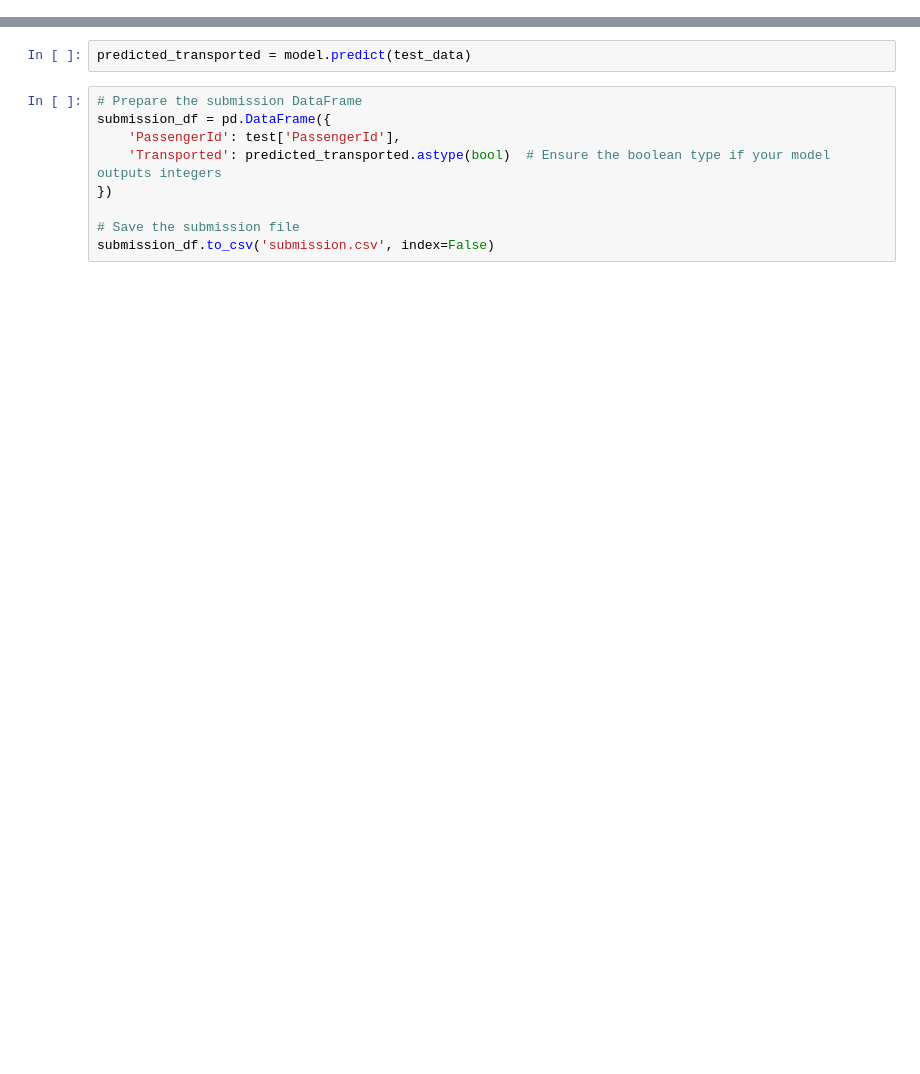
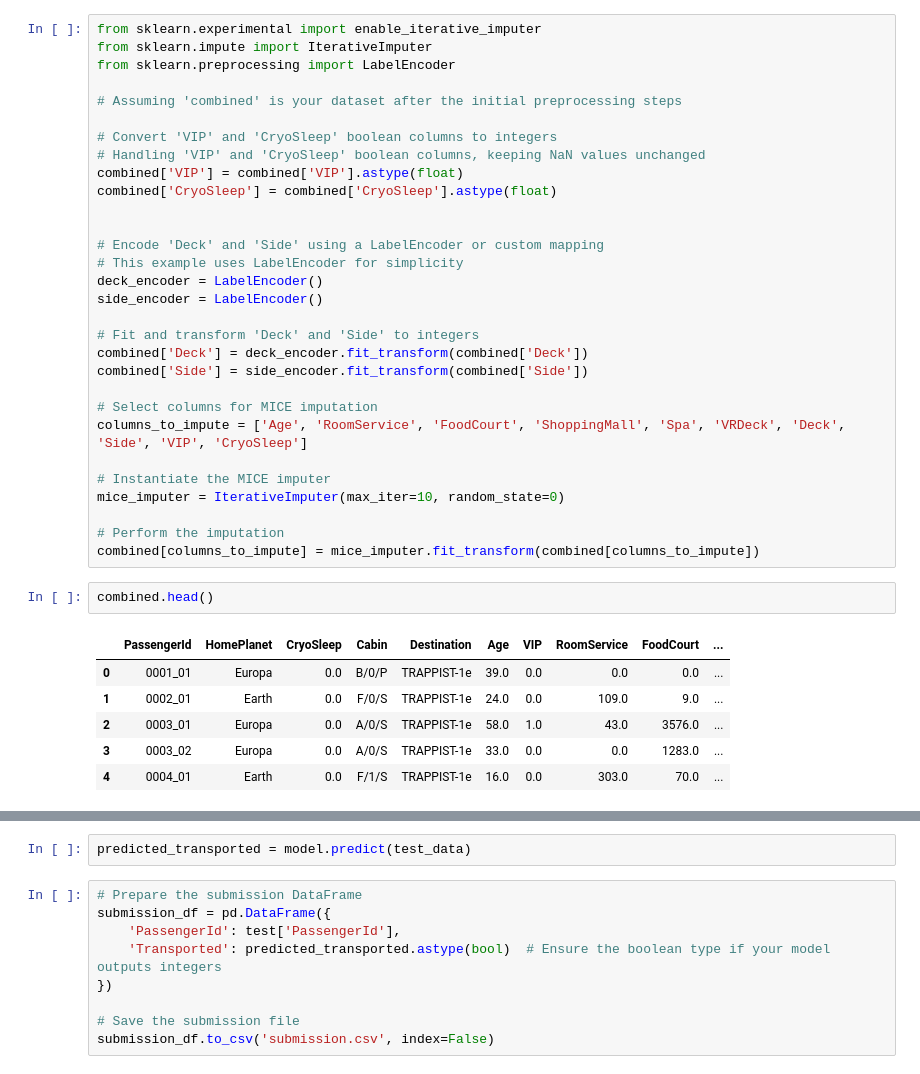
Before and after one commit to kaggle-challenge-group/machine_learning_model, a Jupyter notebook: kaggle_machine_lrnmodel.ipynb, the cells around one changed output, grey strips where cells are left out. Drawn from its saved outputs; the diff is of its cells as text; blank space fills up the shorter version.

```diff
--- a/kaggle_machine_lrnmodel.ipynb
+++ b/kaggle_machine_lrnmodel.ipynb
@@ -308,0 +136,39 @@ RandomForestClassifier(random_state=42)
+# %%
+from sklearn.experimental import enable_iterative_imputer
+from sklearn.impute import IterativeImputer
+from sklearn.preprocessing import LabelEncoder
+
+# Assuming 'combined' is your dataset after the initial preprocessing steps
+
+# Convert 'VIP' and 'CryoSleep' boolean columns to integers
+# Handling 'VIP' and 'CryoSleep' boolean columns, keeping NaN values unchanged
+combined['VIP'] = combined['VIP'].astype(float)
+combined['CryoSleep'] = combined['CryoSleep'].astype(float)
+
+
+# Encode 'Deck' and 'Side' using a LabelEncoder or custom mapping
+# This example uses LabelEncoder for simplicity
+deck_encoder = LabelEncoder()
+side_encoder = LabelEncoder()
+
+# Fit and transform 'Deck' and 'Side' to integers
+combined['Deck'] = deck_encoder.fit_transform(combined['Deck'])
+combined['Side'] = side_encoder.fit_transform(combined['Side'])
+
+# Select columns for MICE imputation
+columns_to_impute = ['Age', 'RoomService', 'FoodCourt', 'ShoppingMall', 'Spa', 'VRDeck', 'Deck', 'Side', 'VIP', 'CryoSleep']
+
+# Instantiate the MICE imputer
+mice_imputer = IterativeImputer(max_iter=10, random_state=0)
+
+# Perform the imputation
+combined[columns_to_impute] = mice_imputer.fit_transform(combined[columns_to_impute])
+# %%
+combined.head()
+# %% [output]
+|  | PassengerId | HomePlanet | CryoSleep | Cabin | Destination | Age | VIP | RoomService | FoodCourt | ... |
+| 0 | 0001_01 | Europa | 0.0 | B/0/P | TRAPPIST-1e | 39.0 | 0.0 | 0.0 | 0.0 | ... |
+| 1 | 0002_01 | Earth | 0.0 | F/0/S | TRAPPIST-1e | 24.0 | 0.0 | 109.0 | 9.0 | ... |
+| 2 | 0003_01 | Europa | 0.0 | A/0/S | TRAPPIST-1e | 58.0 | 1.0 | 43.0 | 3576.0 | ... |
+| 3 | 0003_02 | Europa | 0.0 | A/0/S | TRAPPIST-1e | 33.0 | 0.0 | 0.0 | 1283.0 | ... |
+| 4 | 0004_01 | Earth | 0.0 | F/1/S | TRAPPIST-1e | 16.0 | 0.0 | 303.0 | 70.0 | ... |
```
Also changed, not shown: parts of 60 cells of this notebook.
